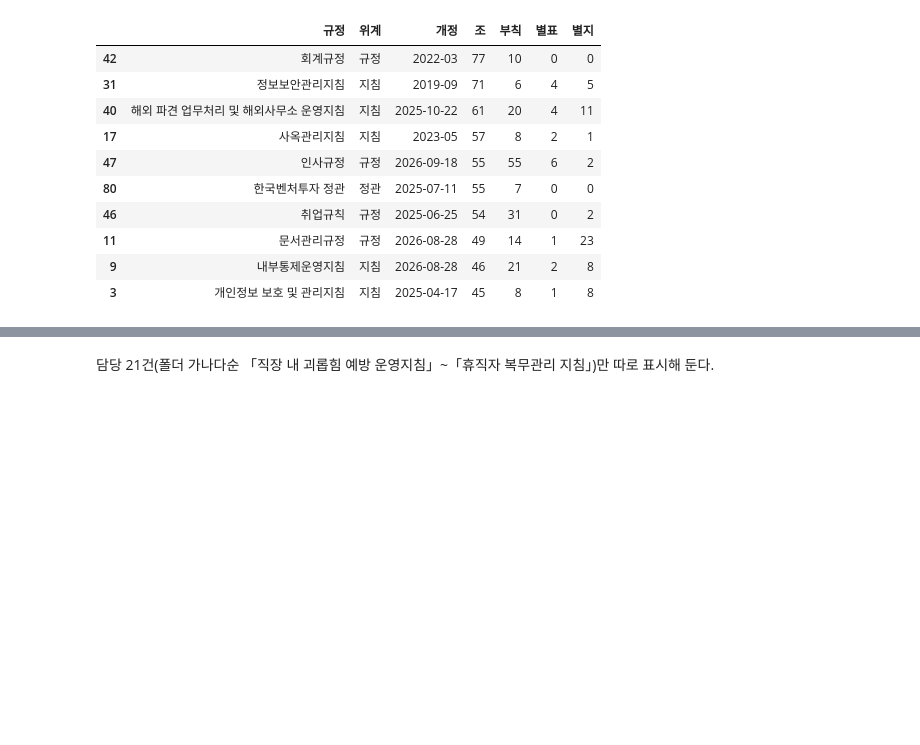
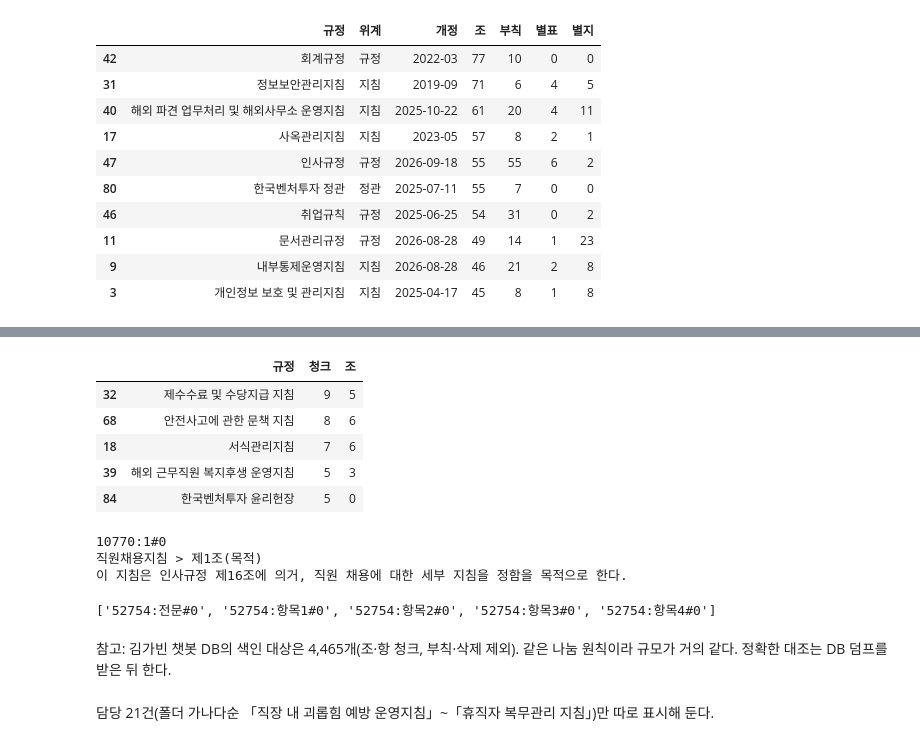
Before and after one commit to 9abin/Kivvi, a Jupyter notebook: notebooks/01-pipeline-walkthrough.ipynb, the cells around one changed output, grey strips where cells are left out. Saved outputs shown, nothing was run; the diff lists cells and outputs as text; code cells hidden in the pictures; blank space fills up the shorter version.

```diff
--- a/notebooks/01-pipeline-walkthrough.ipynb
+++ b/notebooks/01-pipeline-walkthrough.ipynb
@@ -394,3 +431,24 @@ summary["조"].sum(), summary["위계"].value_counts().to_dict()
+# %%
+per_reg.tail(5)      # 청크가 가장 적은 규정 (윤리헌장 5개 포함)
+# %% [output]
+|  | 규정 | 청크 | 조 |
+| 32 | 제수수료 및 수당지급 지침 | 9 | 5 |
+| 68 | 안전사고에 관한 문책 지침 | 8 | 6 |
+| 18 | 서식관리지침 | 7 | 6 |
+| 39 | 해외 근무직원 복지후생 운영지침 | 5 | 3 |
+| 84 | 한국벤처투자 윤리헌장 | 5 | 0 |
+# %%
+print(chunks[0]["id"]); print(chunks[0]["text"])
+# %% [output]
+10770:1#0
+직원채용지침 > 제1조(목적)
+이 지침은 인사규정 제16조에 의거, 직원 채용에 대한 세부 지침을 정함을 목적으로 한다.
+# %%
+[c["id"] for c in chunks if c["reg_name"] == "한국벤처투자 윤리헌장"]
+# %% [output]
+['52754:전문#0', '52754:항목1#0', '52754:항목2#0', '52754:항목3#0', '52754:항목4#0']
+# %% [markdown]
+참고: 김가빈 챗봇 DB의 색인 대상은 4,465개(조·항 청크, 부칙·삭제 제외). 같은 나눔 원칙이라 규모가 거의 같다. 정확한 대조는 DB 덤프를 받은 뒤 한다.
 # %% [markdown]
 담당 21건(폴더 가나다순 「직장 내 괴롭힘 예방 운영지침」~「휴직자 복무관리 지침」)만 따로 표시해 둔다.
 # %%
```
Also changed, not shown: parts of 11 cells of this notebook, 6 other files.
